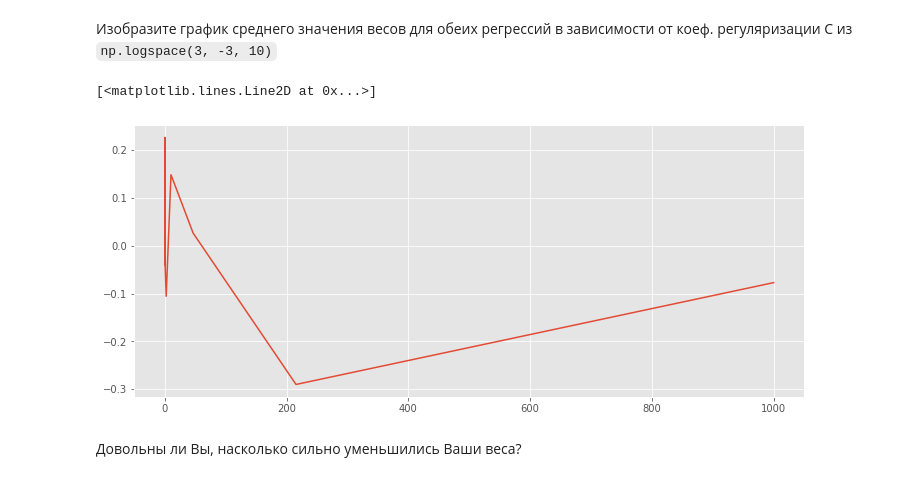
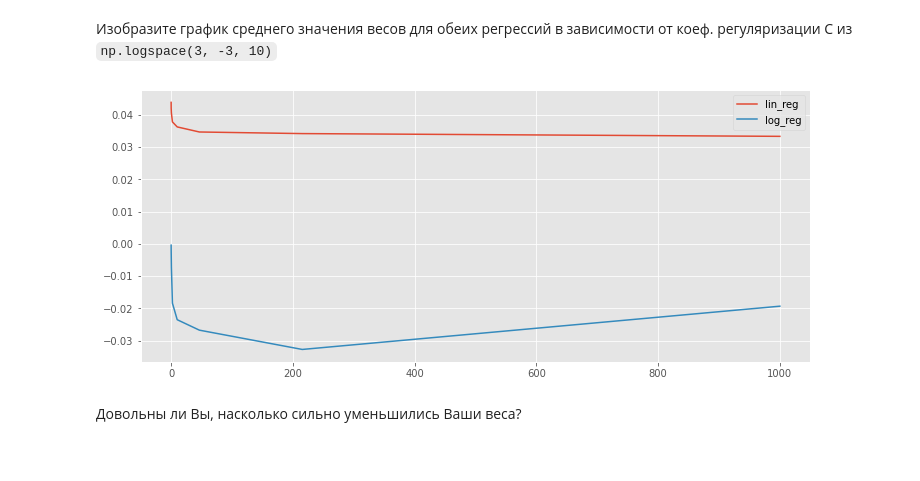
Before and after one commit to IvanTPL/msu_ml_spring_2022, a Jupyter notebook: Tepliashin_hw2.ipynb, the cells around one changed output. Saved outputs shown, nothing was run; the diff lists cells and outputs as text; code cells hidden in the pictures.

```diff
--- a/Tepliashin_hw2.ipynb
+++ b/Tepliashin_hw2.ipynb
@@ -489,20 +488,28 @@ for alpha in alphas:
 # %% [markdown]
 Изобразите график среднего значения весов для обеих регрессий в зависимости от коеф. регуляризации С из `np.logspace(3, -3, 10)`
-# %%
-Cs = np.logspace(3, -3, 10)
-x_vals = [i for i in Cs]
-y_vals = []
-
-for x in x_vals:
-    my_batch_generator = batch_generator(X, y, shuffle=True, batch_size=10)
-    model = MySGDClassifier(my_batch_generator, model_type='lin_reg', alpha = 1e-5, C=x)
-    model.fit(X, y)
-    y_vals.append(np.mean(model.weights))
-
-plt.plot(x_vals, y_vals)
-# %% [output]
-[<matplotlib.lines.Line2D at 0x...>]
-[figure, removed]
+# %%
+import warnings
+warnings.filterwarnings('ignore')
+
+Cs = np.logspace(3, -3, 10)
+y_lin = []
+y_log = []
+
+for C in Cs:
+    model = MySGDClassifier(batch_generator, model_type='lin_reg', C=C, batch_size=100)
+    model.fit(X, y)
+    y_lin.append(np.mean(model.weights))
+
+    model = MySGDClassifier(batch_generator, model_type='log_reg', C=C, batch_size=100)
+    model.fit(X, y)
+    y_log.append(np.mean(model.weights))
+
+plt.plot(Cs, y_lin, label='lin_reg')
+plt.plot(Cs, y_log, label='log_reg')
+plt.legend()
+plt.show()
+# %% [output]
+[figure, added]
 # %% [markdown]
 Довольны ли Вы, насколько сильно уменьшились Ваши веса?
 # %% [markdown]
```
Also changed, not shown: parts of 38 cells of this notebook.
